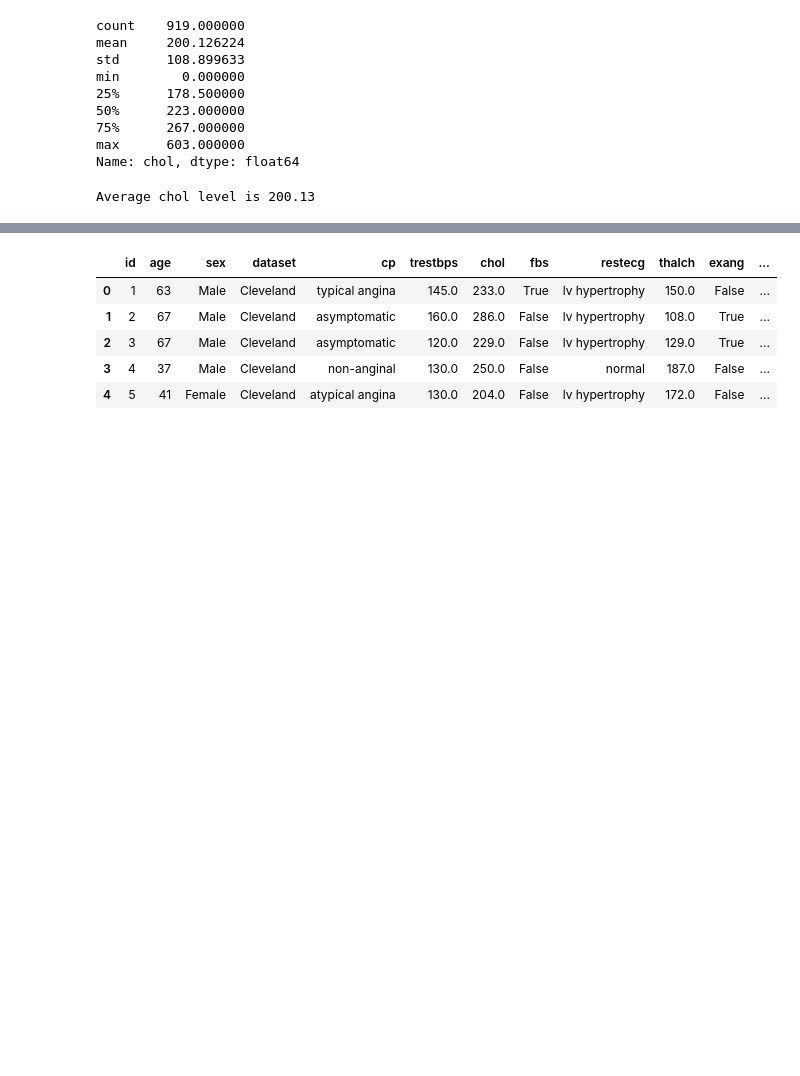
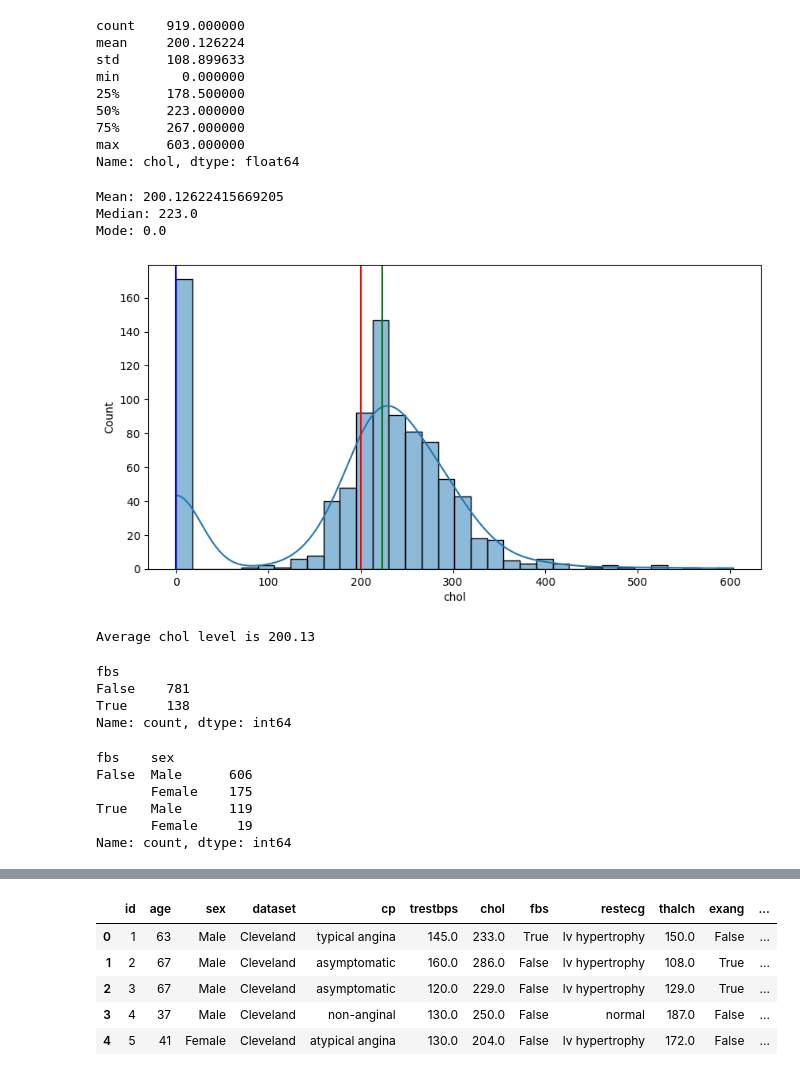
Before and after one commit to HaiderQadri/PYTHON-For-Data-Science_and_AI, a Jupyter notebook: 00_projects/02_heart_disease_prediction/heart_disease_eda_and_prediction.ipynb, the cells around one changed output, grey strips where cells are left out. Cells and saved outputs as stored; diff of their text form; code cells hidden in the pictures; blank space fills up the shorter version.

```diff
--- a/00_projects/02_heart_disease_prediction/heart_disease_eda_and_prediction.ipynb
+++ b/00_projects/02_heart_disease_prediction/heart_disease_eda_and_prediction.ipynb
@@ -764,3 +776,21 @@ fig.show()
+# %%
+# Let's plot the distribution of chol level
+plt.figure(figsize=(10, 5))
+
+sns.histplot(df, x = 'chol', kde = True)
+plt.axvline(df['chol'].mean(), color='red')
+plt.axvline(df['chol'].median(), color='green')
+plt.axvline(df['chol'].mode()[0], color='blue')
+
+# print the value of mean, median and mode of chol column
+print('Mean:', df['chol'].mean())
+print('Median:', df['chol'].median())
+print('Mode:', df['chol'].mode()[0])
+# %% [output]
+Mean: 200.12622415669205
+Median: 223.0
+Mode: 0.0
+[figure, added]
 # %%
 print(f"Average chol level is {round(df['chol'].mean(), 2)}")
 # %% [output]
@@ -767,0 +802,18 @@ Average chol level is 200.13
+# %%
+# Let's see the fasing blood pressure
+df['fbs'].value_counts()
+# %% [output]
+fbs
+False    781
+True     138
+Name: count, dtype: int64
+# %%
+# Let's see the fasing blood pressure based on gender
+df.groupby('fbs')['sex'].value_counts()
+# %% [output]
+fbs    sex
+False  Male      606
+       Female    175
+True   Male      119
+       Female     19
+Name: count, dtype: int64
```
Also changed, not shown: parts of 14 cells of this notebook, 3 other files.
